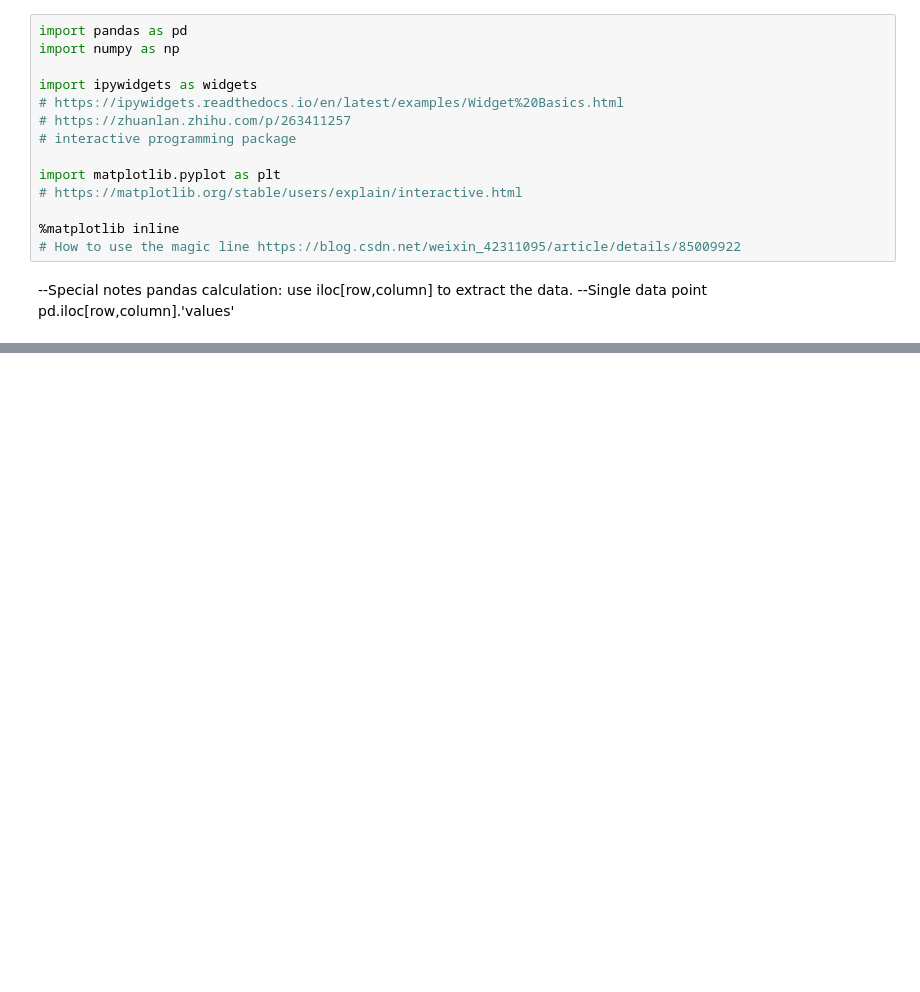
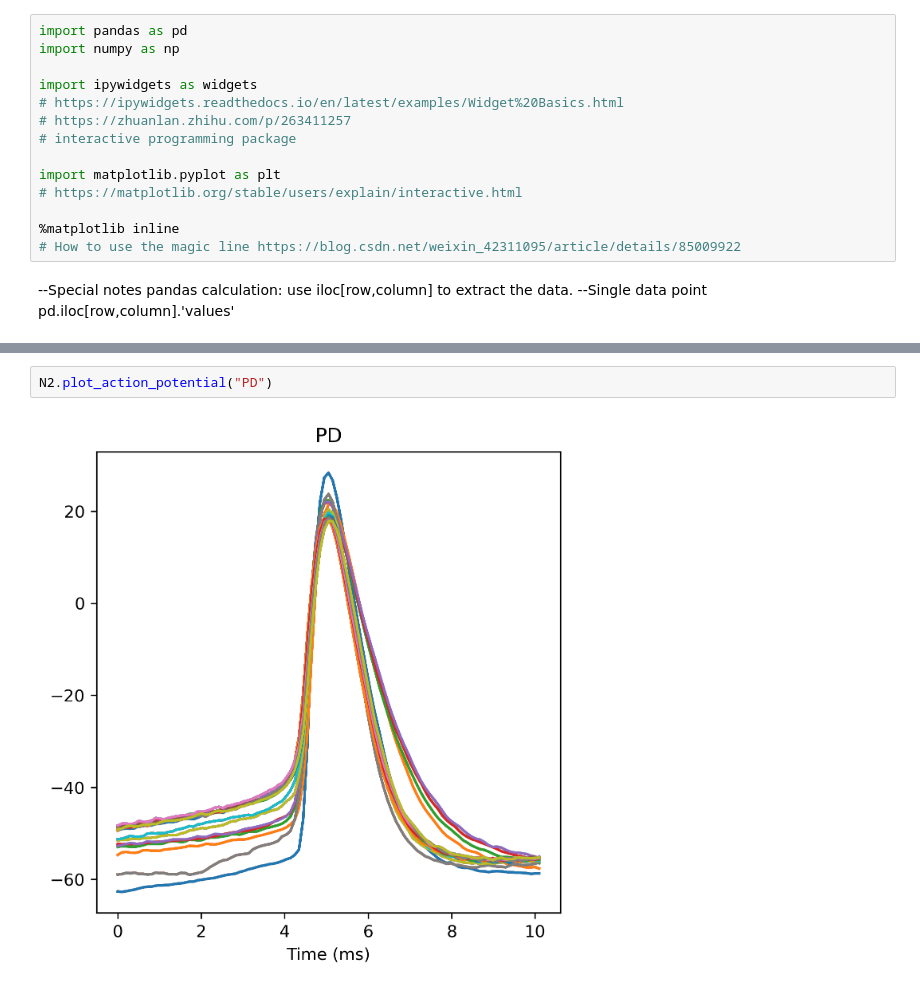
Before and after one commit to AlanYWu/Pioneer_spike-train-analysis, a Jupyter notebook: data processing_class_Update.ipynb, the cells around one changed output, grey strips where cells are left out. Saved outputs shown, nothing was run; the diff lists cells and outputs as text; blank space fills up the shorter version.

Commit message:
updated action potential graphing

```diff
--- a/data processing_class_Update.ipynb
+++ b/data processing_class_Update.ipynb
@@ -344,0 +466,4 @@ fisrt_spike_latency is -205
+# %%
+N2.plot_action_potential("PD")
+# %% [output]
+[figure, added]
```
Also changed, not shown: parts of 3 cells of this notebook, 6 other files.
